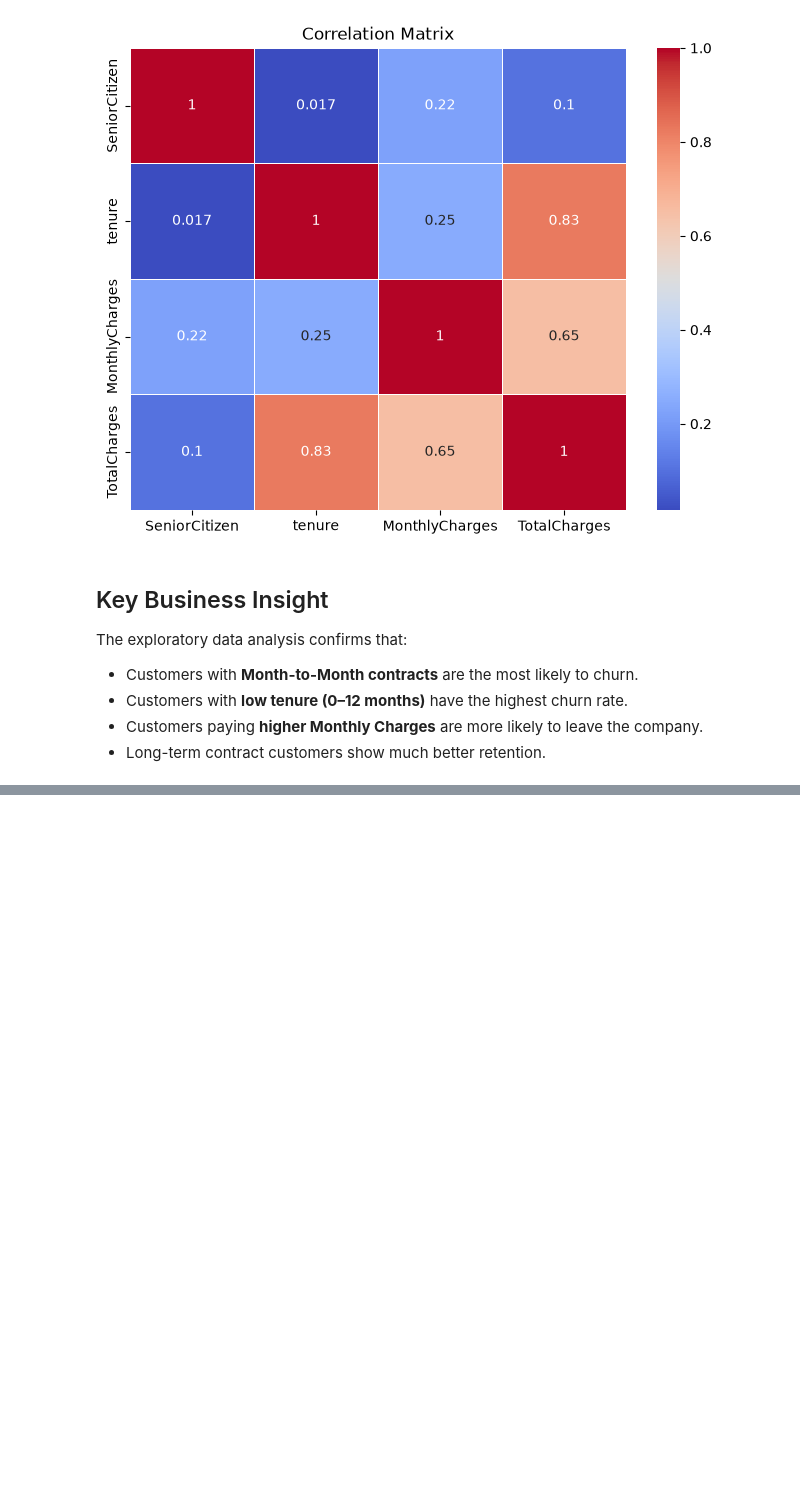
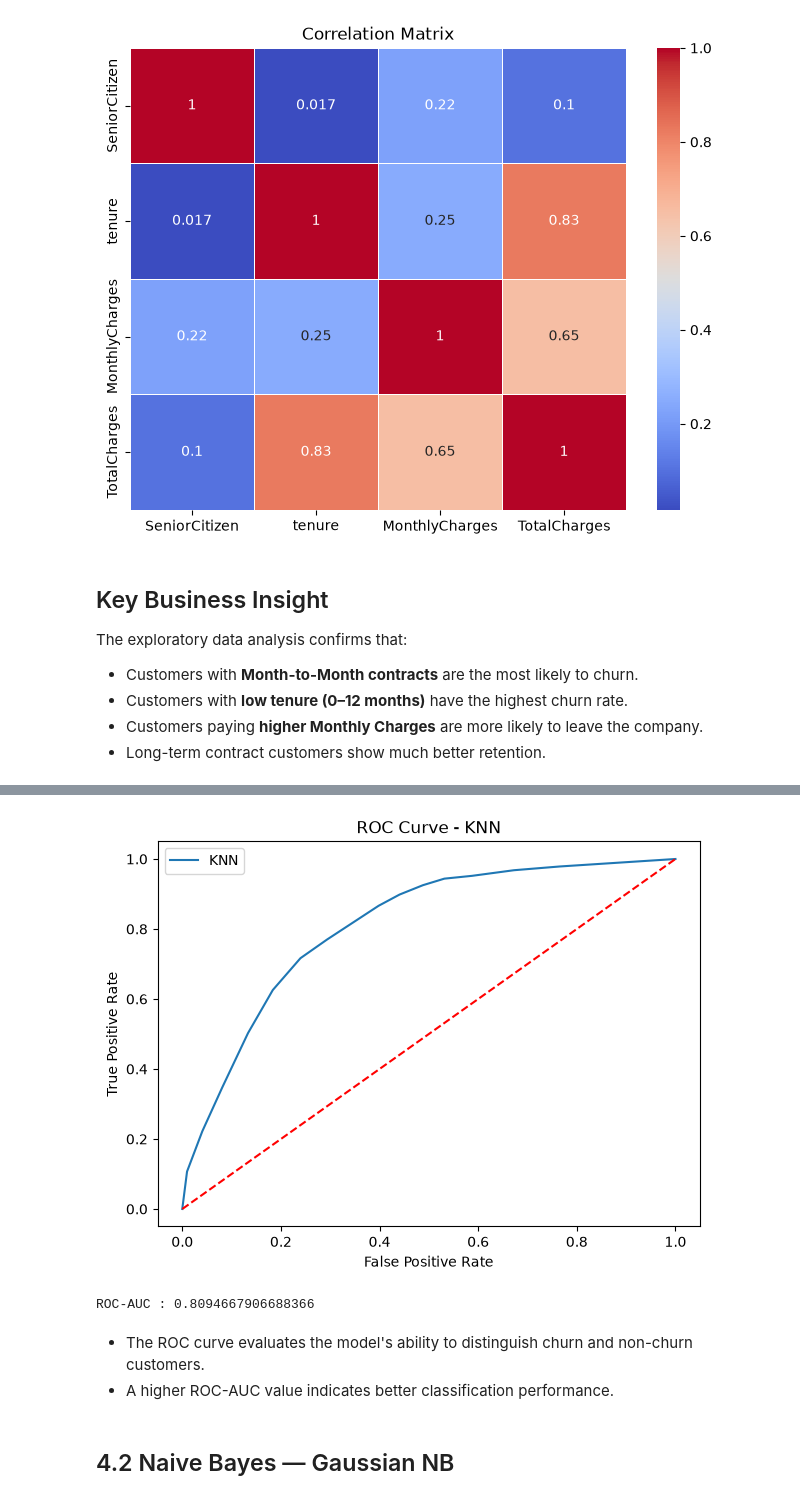
Before and after one commit to krisha12345819/telco-churn-supervised-learning, a Jupyter notebook: Customer_Churn_Prediction.ipynb, the cells around one changed output, grey strips where cells are left out. Cells and saved outputs as stored; diff of their text form; code cells hidden in the pictures; blank space fills up the shorter version.

```diff
--- a/Customer_Churn_Prediction.ipynb
+++ b/Customer_Churn_Prediction.ipynb
@@ -461,0 +588,8 @@ The exploratory data analysis confirms that:
+# %%
+# Create AutoPay
+df["AutoPay"] = df["PaymentMethod"].str.contains(
+    "automatic",
+    case=False
+).astype(int)
+
+df[["PaymentMethod", "AutoPay"]].head()
@@ -461,0 +993,29 @@ The exploratory data analysis confirms that:
+# %%
+# ROC Curve
+from sklearn.metrics import roc_curve
+
+fpr, tpr, threshold = roc_curve(y_test, y_prob_best)
+
+plt.figure(figsize=(7,5))
+
+plt.plot(fpr, tpr, label="KNN")
+
+plt.plot([0,1],[0,1],"r--")
+
+plt.xlabel("False Positive Rate")
+plt.ylabel("True Positive Rate")
+plt.title("ROC Curve - KNN")
+
+plt.legend()
+
+plt.show()
+
+print("ROC-AUC :", roc_auc_score(y_test, y_prob_best))
+# %% [output]
+[figure, added]
+ROC-AUC : 0.8094667906688366
+# %% [markdown]
+- The ROC curve evaluates the model's ability to distinguish churn and non-churn customers.
+- A higher ROC-AUC value indicates better classification performance.
+# %% [markdown]
+## 4.2  Naive Bayes — Gaussian NB
```
Also changed, not shown: parts of 117 cells of this notebook, 5 other files.
